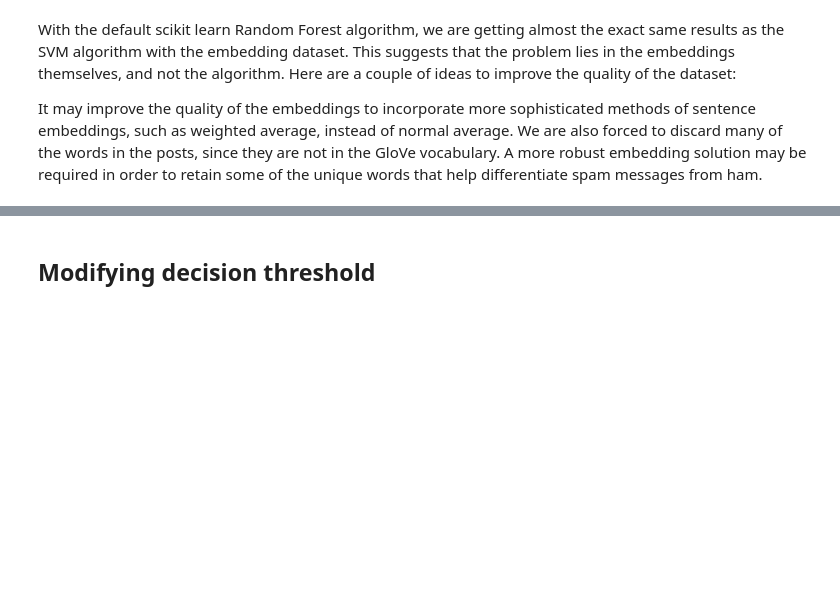
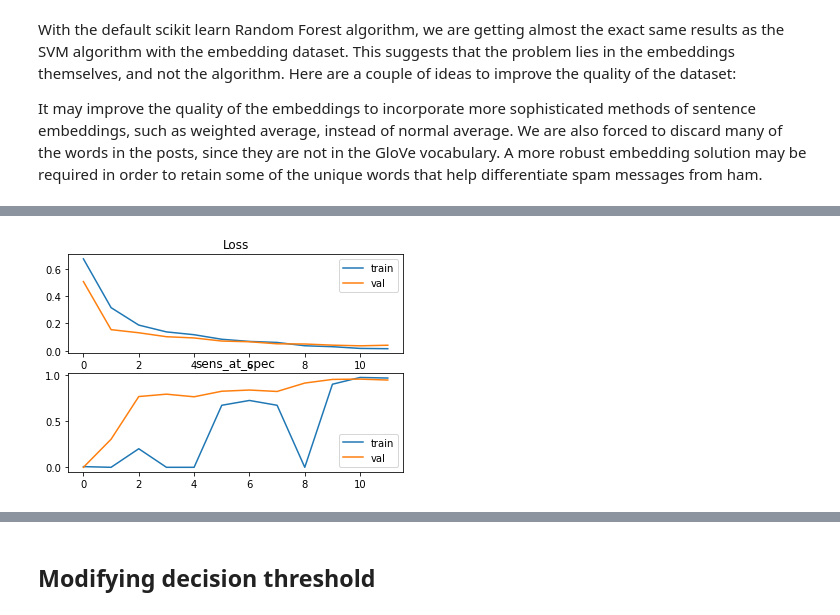
Before and after one commit to bengruher/SMS-Spam-Detection, a Jupyter notebook: sms-spam-detection.ipynb, the cells around one changed output, grey strips where cells are left out. Cells and saved outputs as stored; diff of their text form; code cells hidden in the pictures; blank space fills up the shorter version.

```diff
--- a/sms-spam-detection.ipynb
+++ b/sms-spam-detection.ipynb
@@ -1096,0 +1191,2 @@ It may improve the quality of the  embeddings to incorporate more sophisticated
+# %%
+word_index = dict(zip(vocab, range(len(vocab))))
@@ -1096,0 +1231,17 @@ It may improve the quality of the  embeddings to incorporate more sophisticated
+# %%
+msg_input = Input(shape=(None,), dtype="int64", name="Message input")
+x = Embedding(num_tokens,
+                EMBED_DIM,
+                embeddings_initializer=tf.keras.initializers.Constant(embedding_matrix),
+                trainable=False,
+                name="Pretrained_embedding")(msg_input)
+for i in range(NUM_CONV_BLOCKS):
+    x = Conv1D(NUM_FILTERS, KERNEL_SIZE, activation='relu', padding = 'same', name=f'Conv1D_Block{i+1}')(x)
+    x = MaxPooling1D(KERNEL_SIZE, name=f'MaxPool_Block{i+1}')(x)
+x = Conv1D(NUM_FILTERS, KERNEL_SIZE, activation='relu', name='Final_Conv1D')(x)
+x = GlobalMaxPooling1D(name='Final_MaxPool')(x)
+x = Dense(NUM_FILTERS, activation='relu', name='Final_Dense')(x)
+x = Dropout(0.3, name='Dropout')(x)
+output = Dense(1, activation='sigmoid', name='Output')(x)
+model = Model(msg_input, output)
+model.summary()
@@ -1096,0 +1321,16 @@ It may improve the quality of the  embeddings to incorporate more sophisticated
+# %%
+# plot loss during training
+plt.subplot(211)
+plt.title('Loss')
+plt.plot(history.history['loss'], label='train')
+plt.plot(history.history['val_loss'], label='val')
+plt.legend()
+# plot accuracy during training
+plt.subplot(212)
+plt.title(metric_name)
+plt.plot(history.history[metric_name], label='train')
+plt.plot(history.history[f'val_{metric_name}'], label='val')
+plt.legend()
+plt.show()
+# %% [output]
+[figure, added]
```
Also changed, not shown: parts of 37 cells of this notebook.
